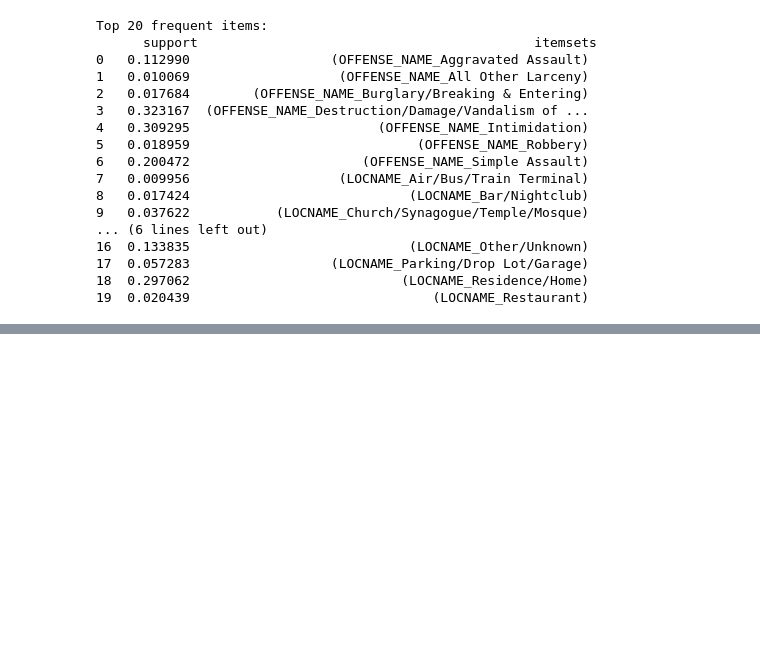
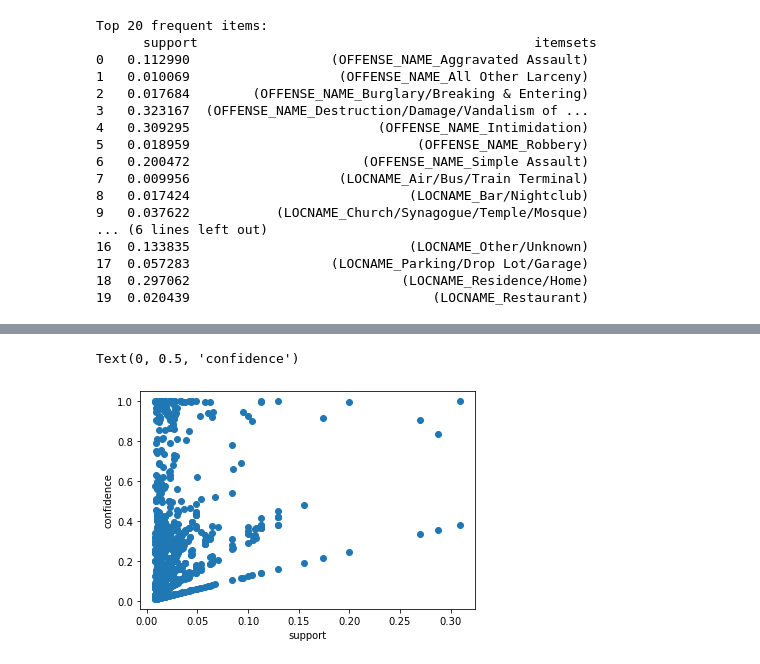
Before and after one commit to alphonso-a/big-data-project, a Jupyter notebook: Mita.ipynb, the cells around one changed output, grey strips where cells are left out. Drawn from its saved outputs; the diff is of its cells as text; code cells hidden in the pictures; blank space fills up the shorter version.

```diff
--- a/Mita.ipynb
+++ b/Mita.ipynb
@@ -436,0 +501,7 @@ association_rule_generated_confidence
+# %%
+plt.scatter(assoc_rules['support'], assoc_rules['confidence'])
+plt.xlabel('support')
+plt.ylabel('confidence')
+# %% [output]
+Text(0, 0.5, 'confidence')
+[figure, added]
```
Also changed, not shown: parts of 14 cells of this notebook.
